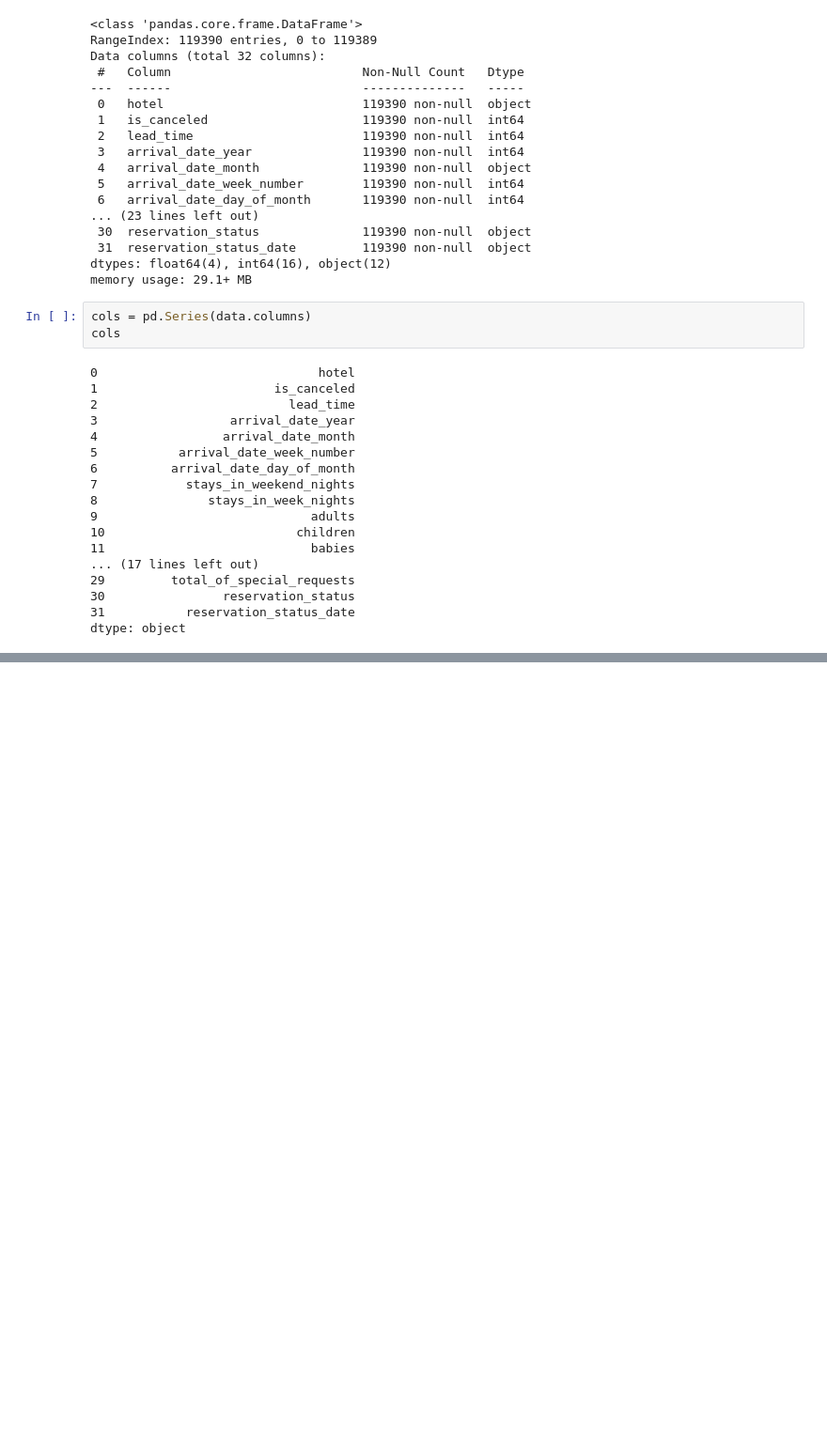
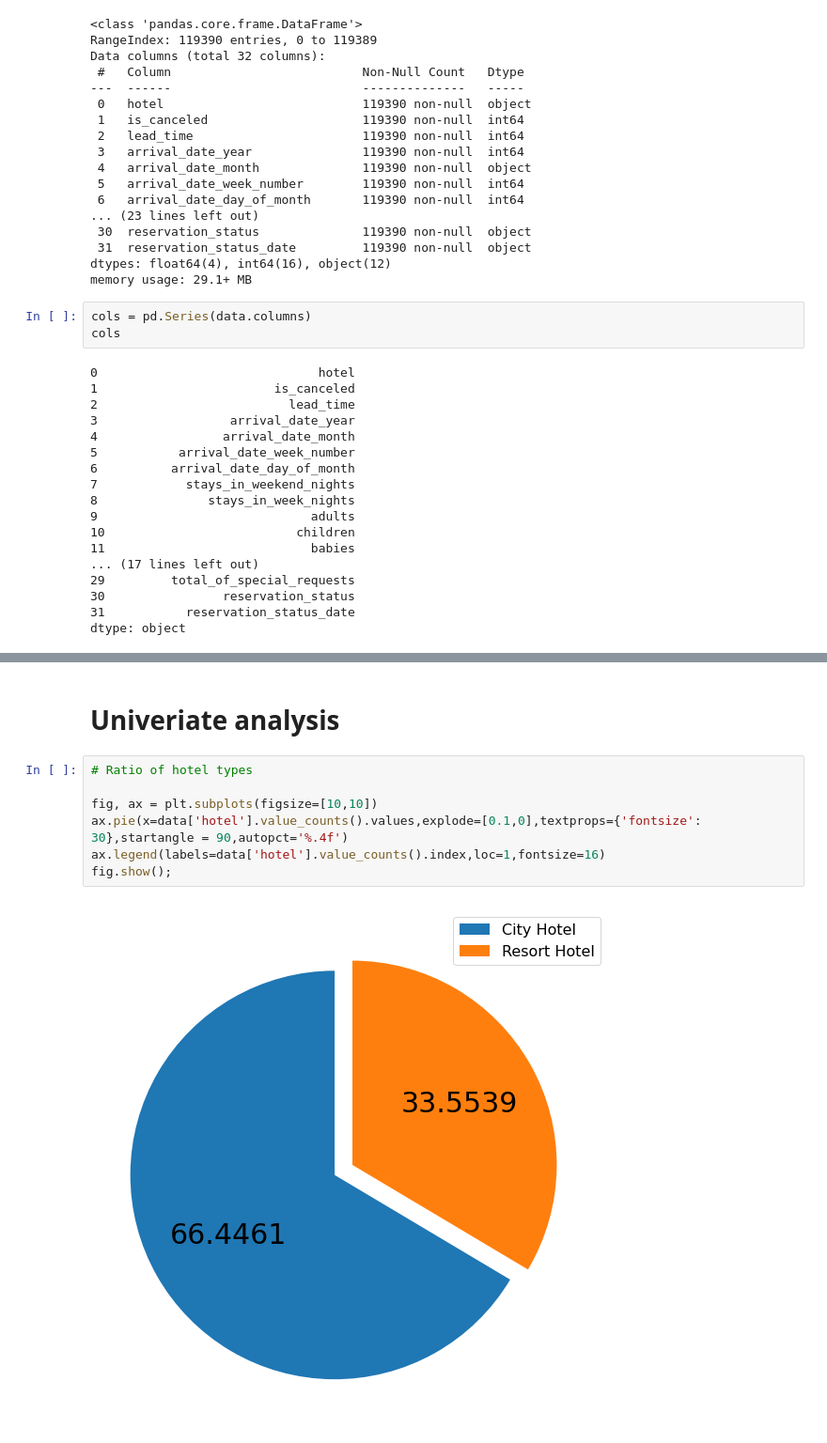
Before and after one commit to aynaval/Hotel-booking-analysis_EDA, a Jupyter notebook: EDA_Capstone_Project.ipynb, the cells around one changed output, grey strips where cells are left out. Shown: that part at 94% size. Cells and saved outputs as stored; diff of their text form; blank space fills up the shorter version.

```diff
--- a/EDA_Capstone_Project.ipynb
+++ b/EDA_Capstone_Project.ipynb
@@ -227,0 +373,11 @@ reservation_status :
+# %% [markdown]
+# **Univeriate analysis**
+# %%
+# Ratio of hotel types
+
+fig, ax = plt.subplots(figsize=[10,10])
+ax.pie(x=data['hotel'].value_counts().values,explode=[0.1,0],textprops={'fontsize': 30},startangle = 90,autopct='%.4f')
+ax.legend(labels=data['hotel'].value_counts().index,loc=1,fontsize=16)
+fig.show();
+# %% [output]
+[figure, added]
```
Also changed, not shown: parts of 28 cells of this notebook.
